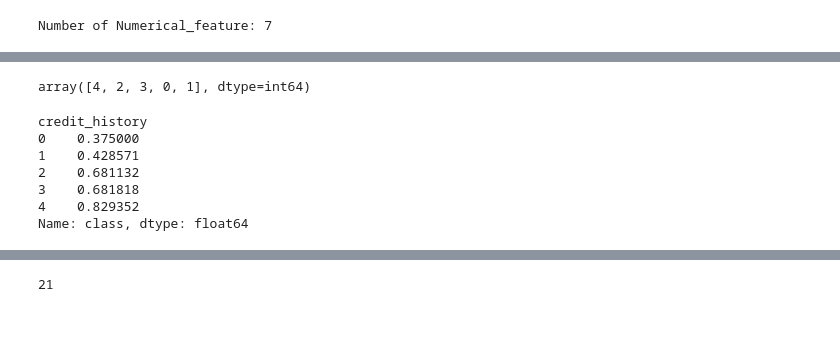
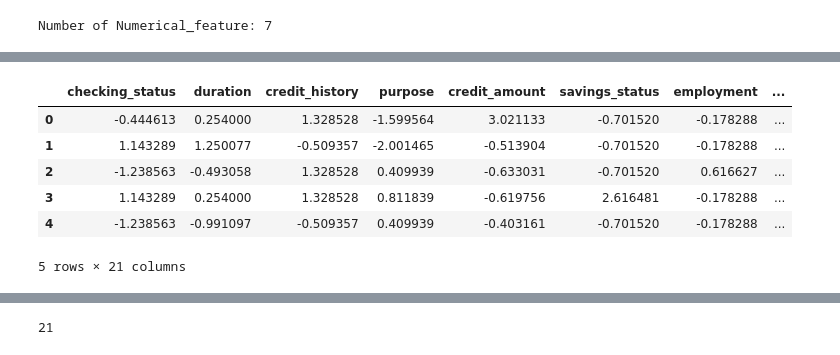
Before and after one commit to omoniyitoluwani35/Credit-Card-Classication-kaggle, a Jupyter notebook: Credit Card Classification .ipynb, the cells around one changed output, grey strips where cells are left out. Saved outputs shown, nothing was run; the diff lists cells and outputs as text; code cells hidden in the pictures; blank space fills up the shorter version.

```diff
--- a/Credit Card Classification .ipynb
+++ b/Credit Card Classification .ipynb
@@ -175,14 +187,22 @@ X_train,X_test,y_train,y_test= train_test_split(data.drop(['class'], axis = 1),d
-# %%
-data.credit_history.unique()
-# %% [output]
-array([4, 2, 3, 0, 1], dtype=int64)
-# %%
-data.groupby(["credit_history"])["class"].mean()
-# %% [output]
-credit_history
-0    0.375000
-1    0.428571
-2    0.681132
-3    0.681818
-4    0.829352
-Name: class, dtype: float64
+# %%
+# feature_scale=[feature for feature in data.columns if feature not in ['class']]
+
+# from sklearn.preprocessing import MinMaxScaler
+# S_scaler = MinMaxScaler()
+# S_scaler = S_scaler.fit(data[feature_scale])
+
+# Feature scaling using standard scaler
+from sklearn.preprocessing import StandardScaler
+S_scaler = StandardScaler()
+
+S_scaler = S_scaler.fit_transform(X_train)
+X_train = pd.DataFrame(S_scaler,columns = X_train.columns)
+X_train.head()
+# %% [output]
+|  | checking_status | duration | credit_history | purpose | credit_amount | savings_status | employment | ... |
+| 0 | -0.444613 | 0.254000 | 1.328528 | -1.599564 | 3.021133 | -0.701520 | -0.178288 | ... |
+| 1 | 1.143289 | 1.250077 | -0.509357 | -2.001465 | -0.513904 | -0.701520 | -0.178288 | ... |
+| 2 | -1.238563 | -0.493058 | 1.328528 | 0.409939 | -0.633031 | -0.701520 | 0.616627 | ... |
+| 3 | 1.143289 | 0.254000 | 1.328528 | 0.811839 | -0.619756 | 2.616481 | -0.178288 | ... |
+| 4 | -1.238563 | -0.991097 | -0.509357 | 0.409939 | -0.403161 | -0.701520 | -0.178288 | ... |
+5 rows × 21 columns
```
Also changed, not shown: parts of 33 cells of this notebook.
